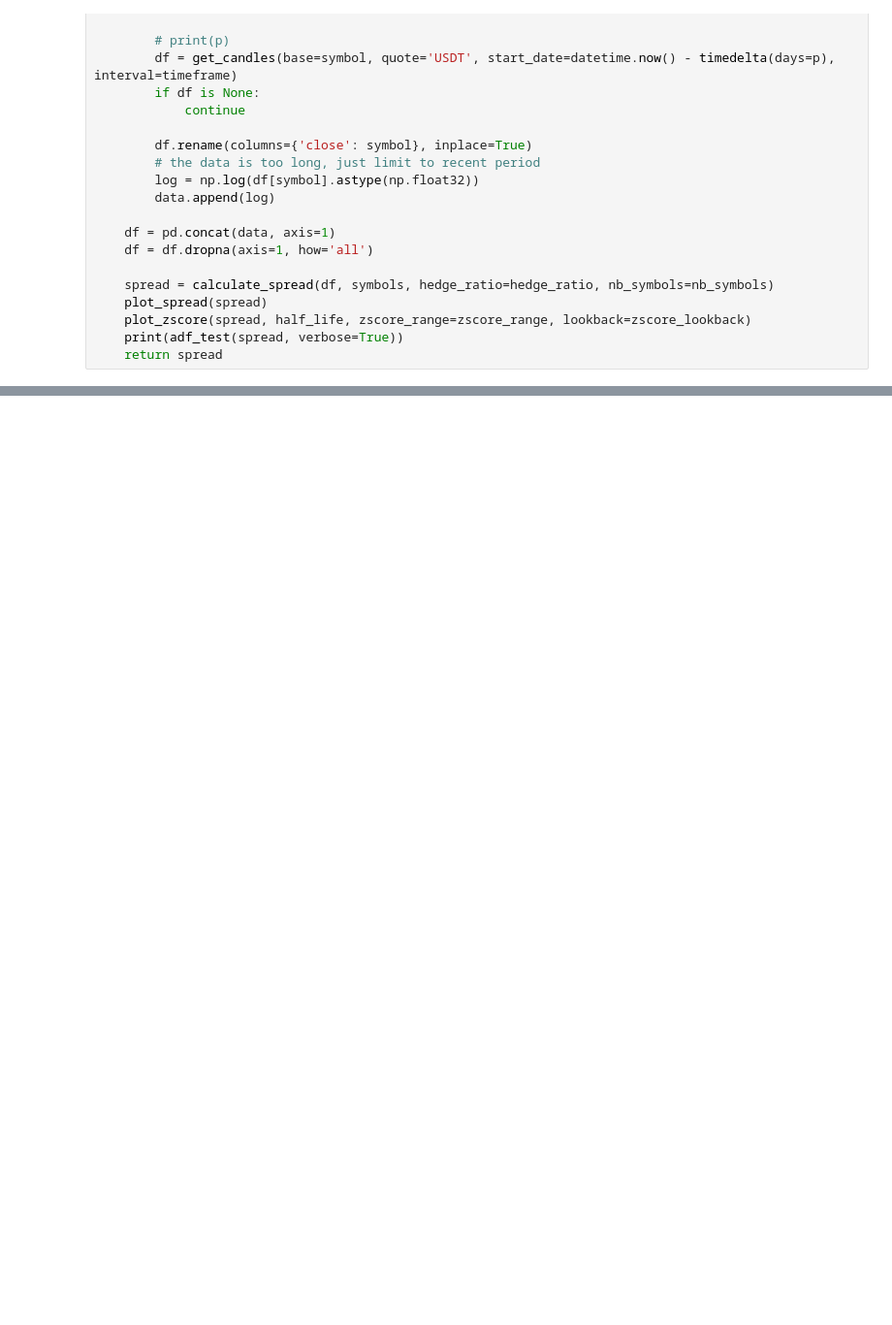
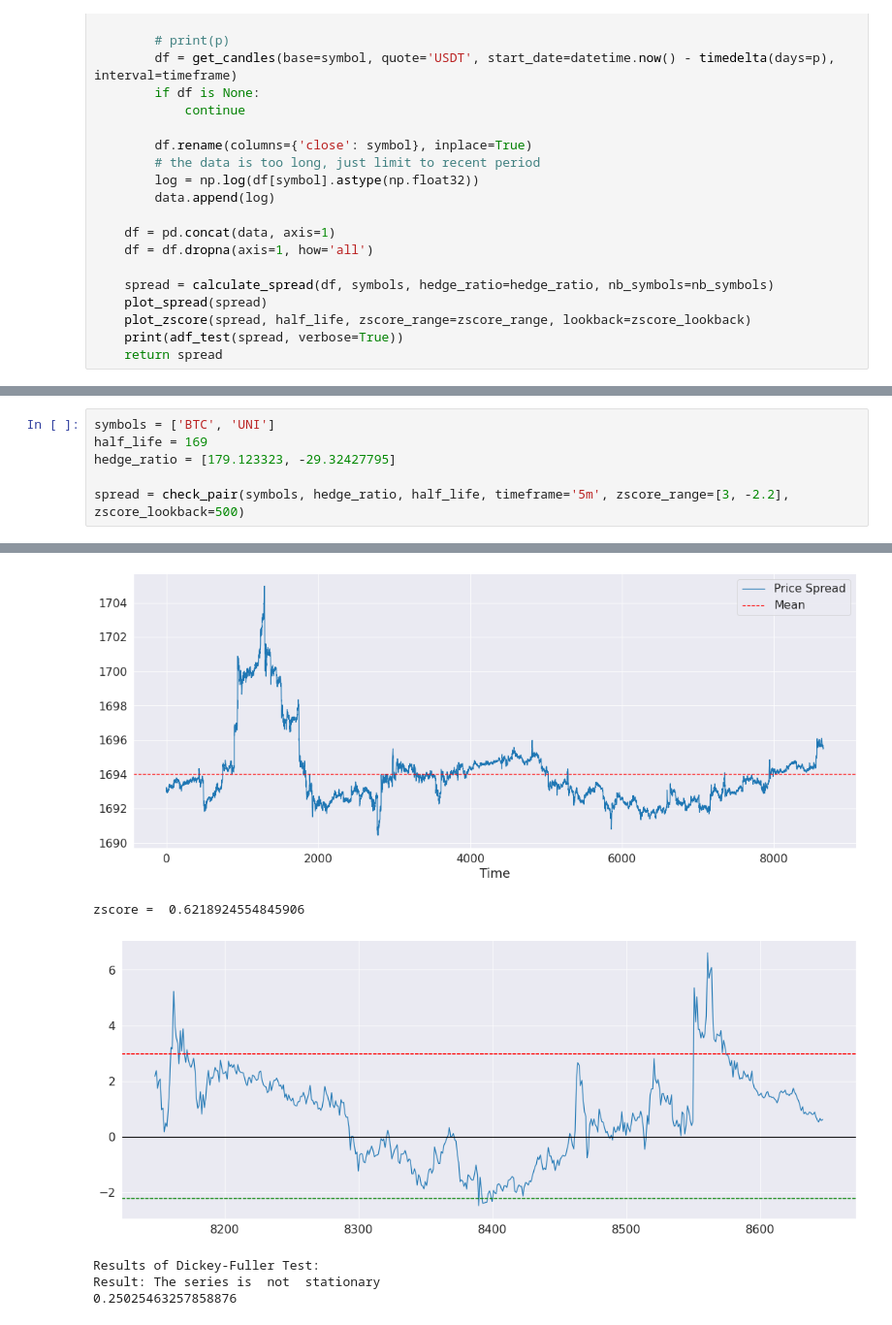
Before and after one commit to beannguyen/crypto-pair-trading, a Jupyter notebook: src/live/Check Pair with Hurst.ipynb, the cells around one changed output, grey strips where cells are left out. Shown at 97% size. Cells and saved outputs as stored; diff of their text form; blank space fills up the shorter version.

```diff
--- a/src/live/Check Pair with Hurst.ipynb
+++ b/src/live/Check Pair with Hurst.ipynb
@@ -229,0 +230,7 @@ Result: The series is  stationary
+# %%
+symbols = ['BTC', 'UNI']
+half_life = 169
+hedge_ratio = [179.123323, -29.32427795]
+
+spread = check_pair(symbols, hedge_ratio, half_life, timeframe='5m', zscore_range=[3, -2.2], zscore_lookback=500)
+# %% [output]
@@ -229,0 +238,6 @@ Result: The series is  stationary
+[figure, added]
+zscore =  0.6218924554845906
+[figure, added]
+Results of Dickey-Fuller Test:
+Result: The series is  not  stationary
+0.25025463257858876
```
Also changed, not shown: parts of 3 cells of this notebook, 6 other files.
